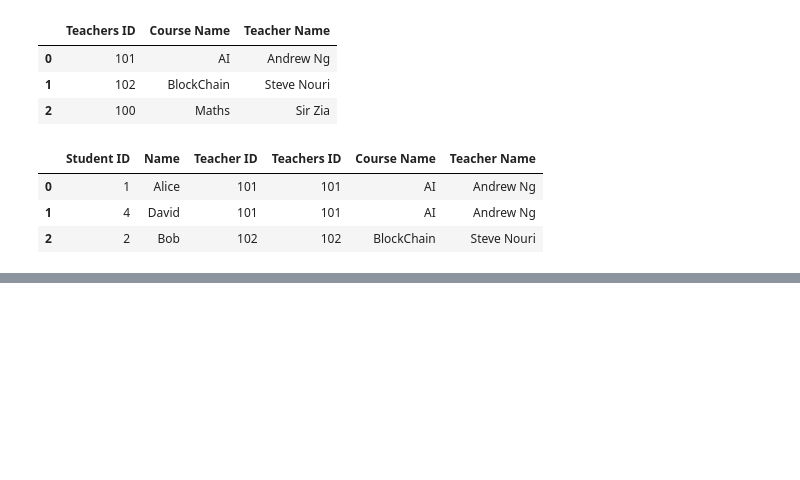
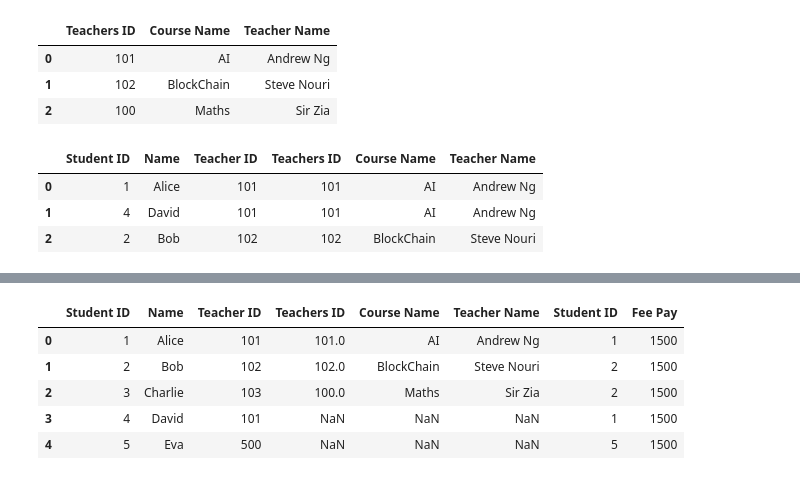
Before and after one commit to AhmedShaykh/NumPy-And-Pandas, a Jupyter notebook: pandas3.ipynb, the cells around one changed output, grey strips where cells are left out. Saved outputs shown, nothing was run; the diff lists cells and outputs as text; code cells hidden in the pictures; blank space fills up the shorter version.

```diff
--- a/pandas3.ipynb
+++ b/pandas3.ipynb
@@ -1388,0 +1473,9 @@ df1
+# %%
+display(pd.concat([students, teachers, studentFees], axis=1)); # Left To Right
+# %% [output]
+|  | Student ID | Name | Teacher ID | Teachers ID | Course Name | Teacher Name | Student ID | Fee Pay |
+| 0 | 1 | Alice | 101 | 101.0 | AI | Andrew Ng | 1 | 1500 |
+| 1 | 2 | Bob | 102 | 102.0 | BlockChain | Steve Nouri | 2 | 1500 |
+| 2 | 3 | Charlie | 103 | 100.0 | Maths | Sir Zia | 2 | 1500 |
+| 3 | 4 | David | 101 | NaN | NaN | NaN | 1 | 1500 |
+| 4 | 5 | Eva | 500 | NaN | NaN | NaN | 5 | 1500 |
```
Also changed, not shown: parts of 6 cells of this notebook.
